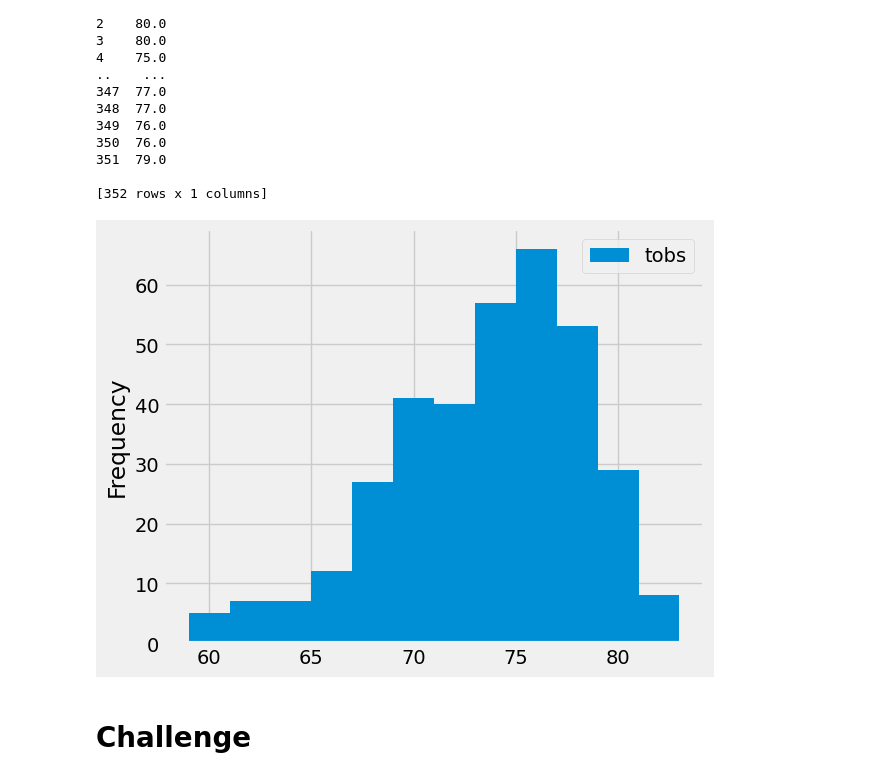
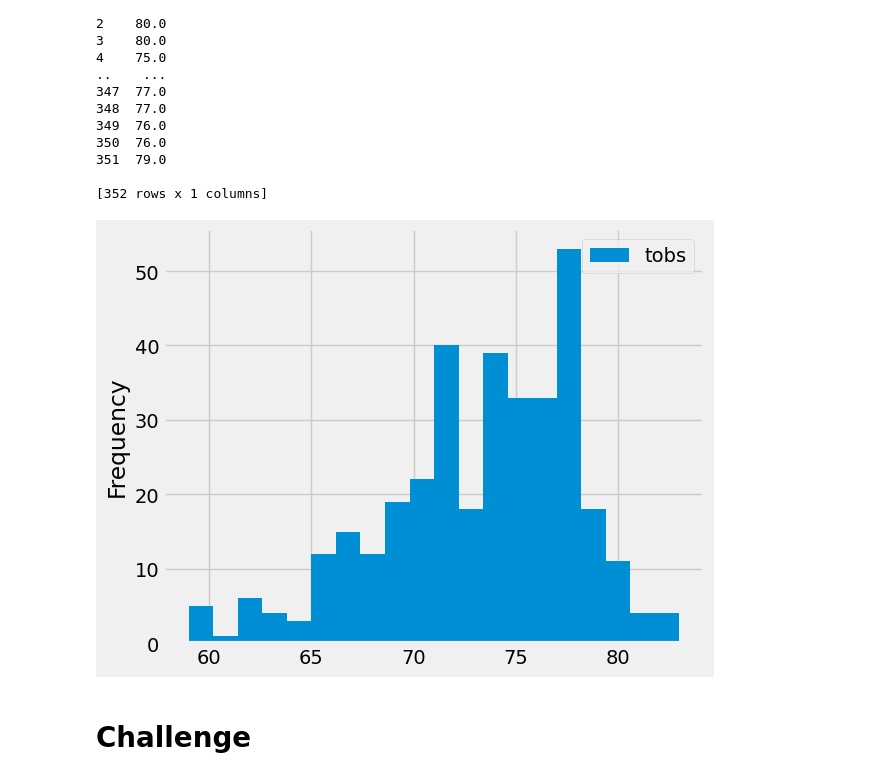
Before and after one commit to Panther1976/surfs_up, a Jupyter notebook: climate_analysis.ipynb, the cells around one changed output. Drawn from its saved outputs; the diff is of its cells as text; code cells hidden in the pictures.

```diff
--- a/climate_analysis.ipynb
+++ b/climate_analysis.ipynb
@@ -152,10 +152,10 @@ print(df)
 [352 rows x 1 columns]
 # %%
 # Query the last 12 months of temperature observation data for this station and plot the results as a histogram
-df.plot.hist(bins=12)
+df.plot.hist(bins=20)
 plt.tight_layout()
 # %% [output]
-[figure, old version]
+[figure, new version]
 # %%
 # Write a function called `calc_temps` that will accept start date and end date in the format '%Y-%m-%d'
 # and return the minimum, average, and maximum temperatures for that range of dates
```
